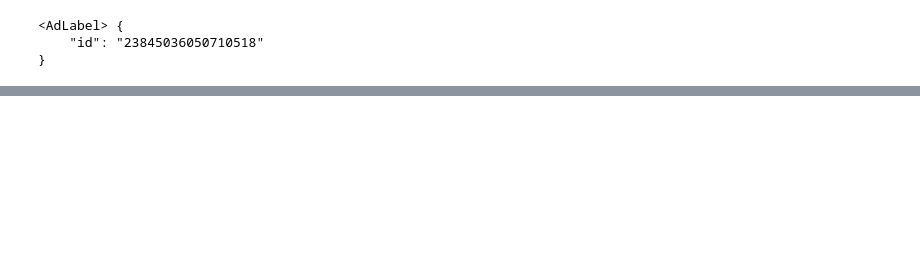
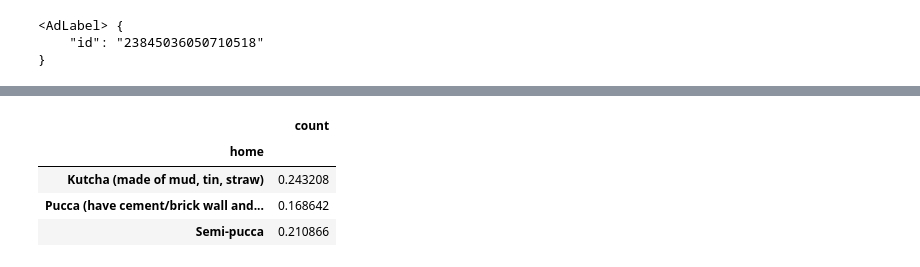
Before and after one commit to vlab-research/vlab, a Jupyter notebook: marketing.ipynb, the cells around one changed output, grey strips where cells are left out. Cells and saved outputs as stored; diff of their text form; code cells hidden in the pictures; blank space fills up the shorter version.

```diff
--- a/marketing.ipynb
+++ b/marketing.ipynb
@@ -140,0 +443,8 @@ districts =
+# %%
+malaria_prob(dd.groupby(['home']))
+# %% [output]
+|  | count |
+| home |  |
+| Kutcha (made of mud, tin, straw) | 0.243208 |
+| Pucca (have cement/brick wall and... | 0.168642 |
+| Semi-pucca | 0.210866 |
```
Also changed, not shown: parts of 91 cells of this notebook.
